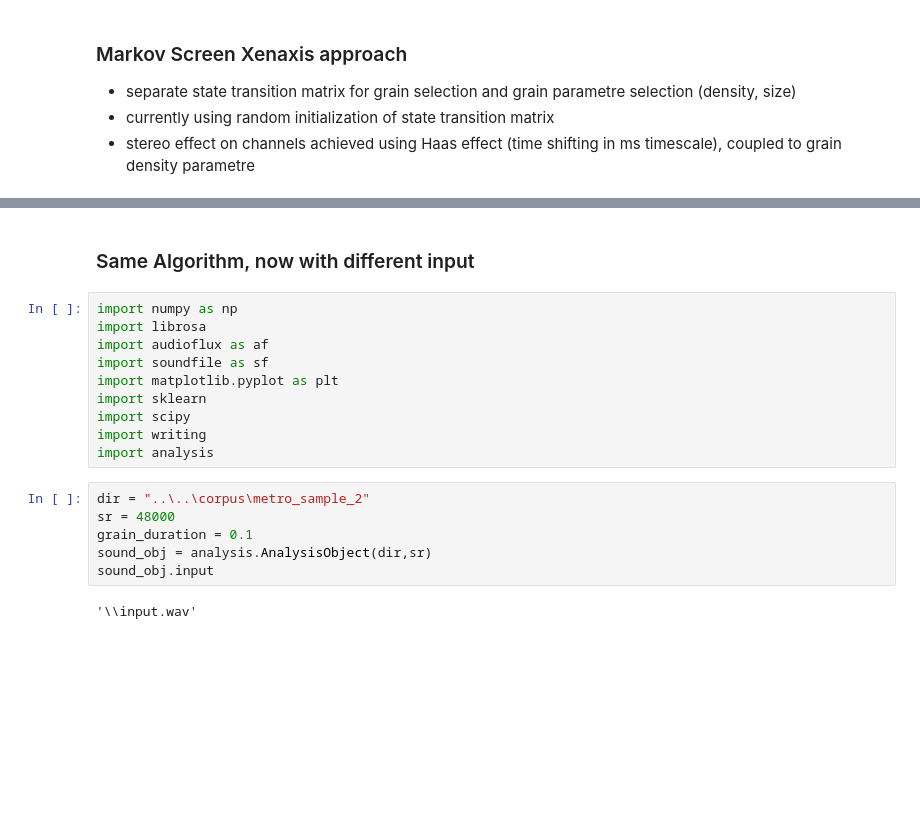
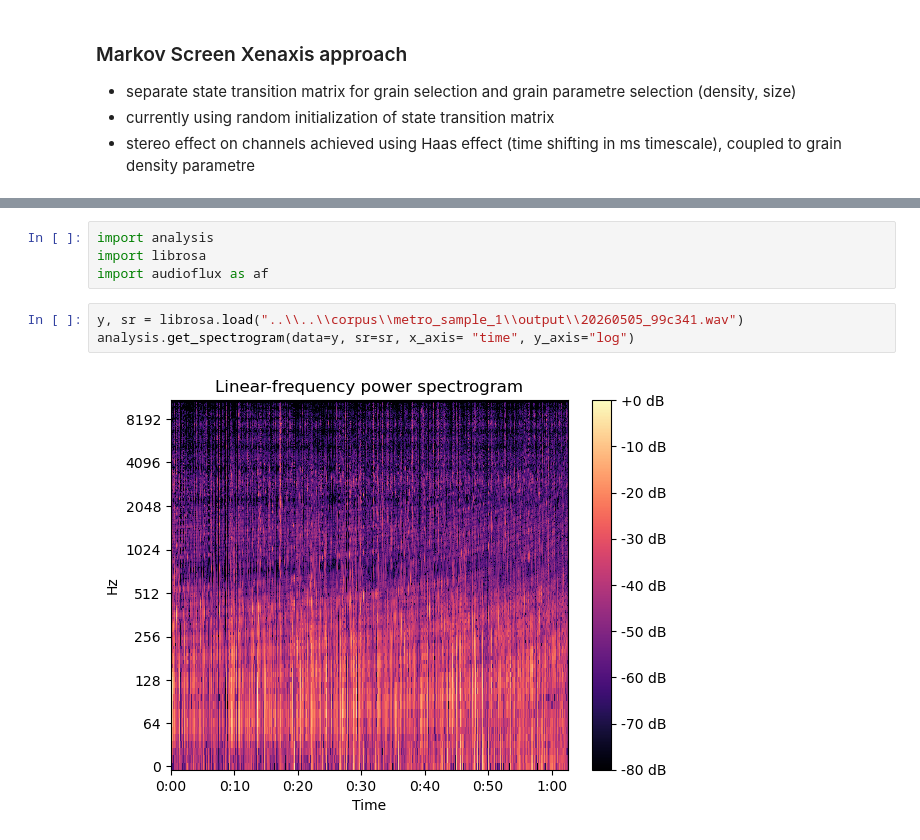
Before and after one commit to HippolyteLC/Foundmusic, a Jupyter notebook: src/grains/4_markov_gs.ipynb, the cells around one changed output, grey strips where cells are left out. Drawn from its saved outputs; the diff is of its cells as text; blank space fills up the shorter version.

```diff
--- a/src/grains/4_markov_gs.ipynb
+++ b/src/grains/4_markov_gs.ipynb
@@ -458,20 +471,9 @@ sf.write(file="..\\..\\audio_demo\\input_clipped.wav",data=y[sr*10:-300*sr], sam
-# %% [markdown]
-### Same Algorithm, now with different input
-# %%
-import numpy as np
-import librosa
-import audioflux as af
-import soundfile as sf
-import matplotlib.pyplot as plt
-import sklearn
-import scipy
-import writing
-import analysis
-# %%
-dir = "..\..\corpus\metro_sample_2"
-sr = 48000
-grain_duration = 0.1
-sound_obj = analysis.AnalysisObject(dir,sr)
-sound_obj.input
-# %% [output]
-'\\input.wav'
+# %%
+import analysis
+import librosa
+import audioflux as af
+# %%
+y, sr = librosa.load("..\\..\\corpus\\metro_sample_1\\output\\20260505_99c341.wav")
+analysis.get_spectrogram(data=y, sr=sr, x_axis= "time", y_axis="log")
+# %% [output]
+[figure, added]
```
Also changed, not shown: parts of 13 cells of this notebook, 39 other files.
